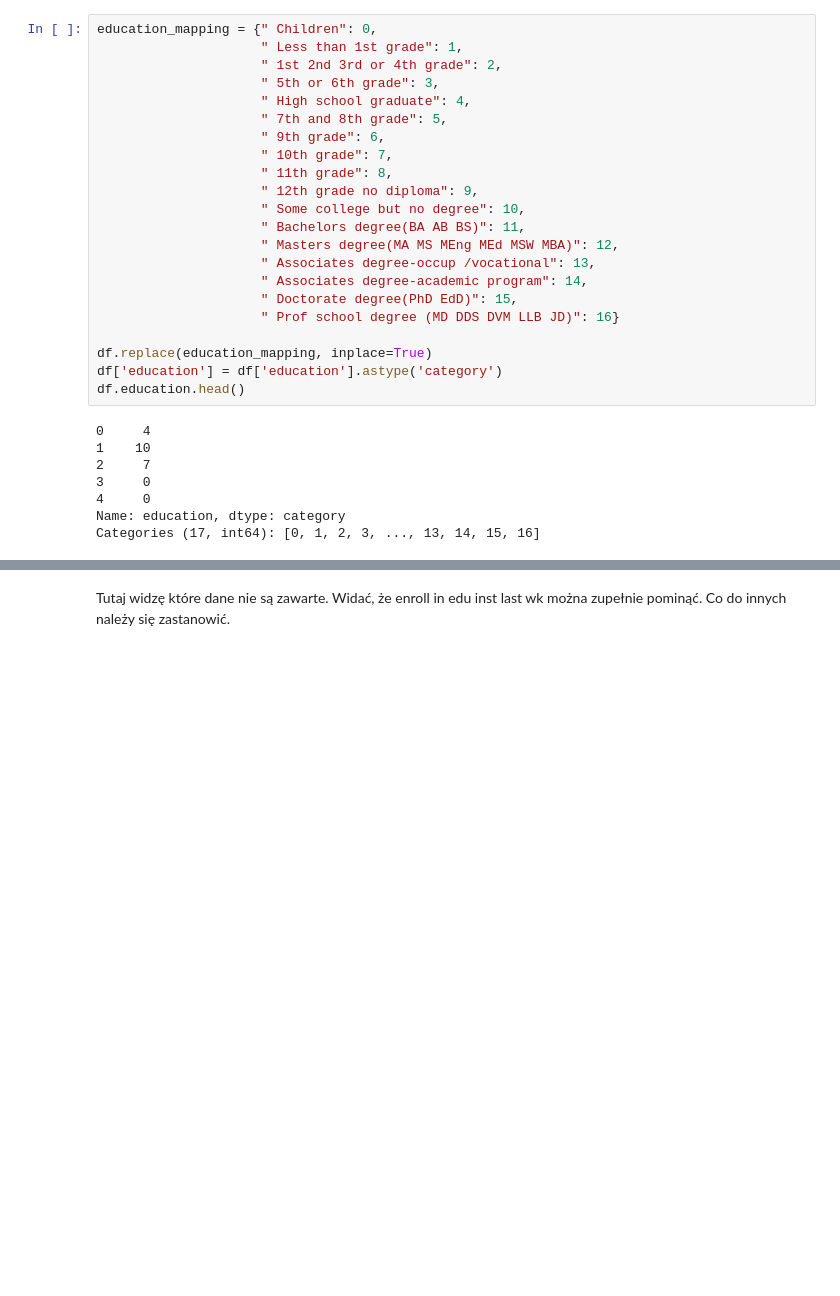
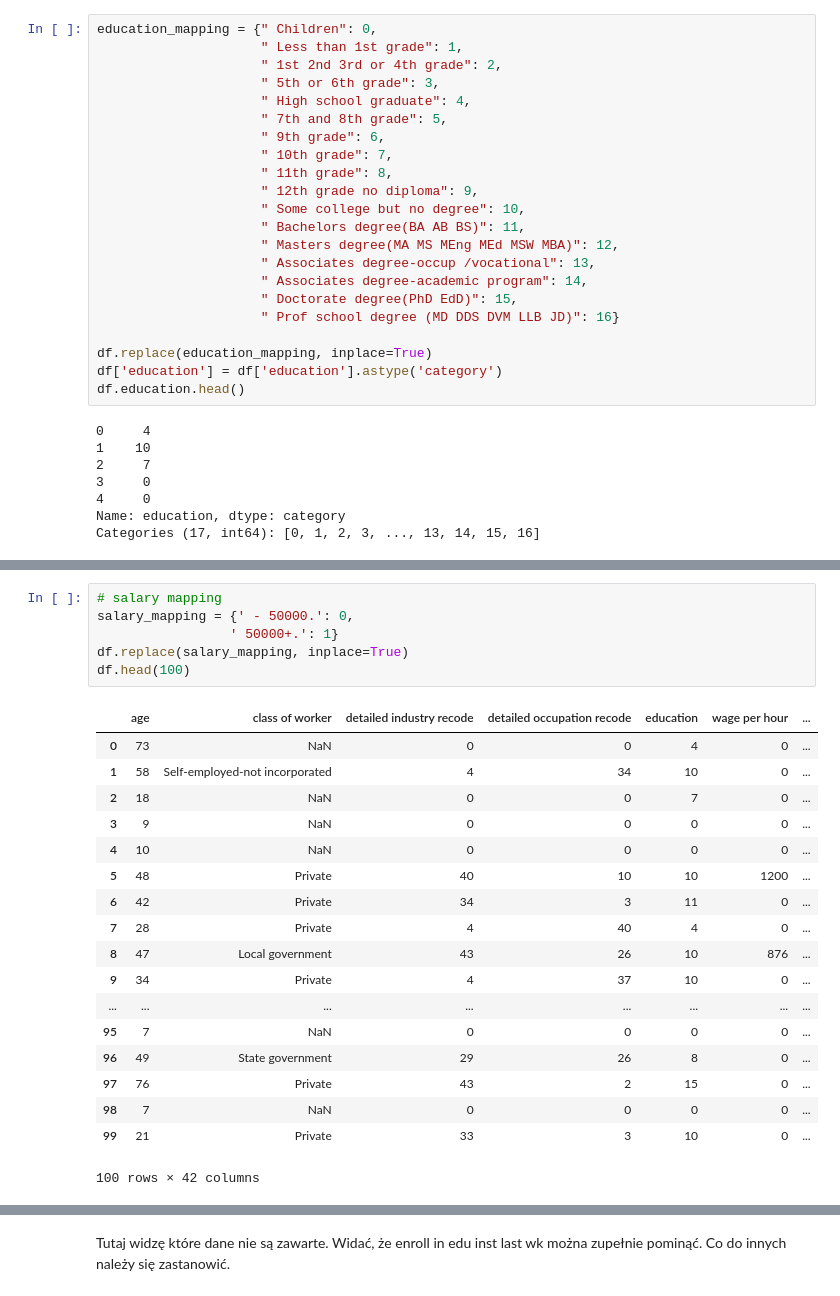
Before and after one commit to mMarzeta/data_exploration, a Jupyter notebook: ed.ipynb, the cells around one changed output, grey strips where cells are left out. Drawn from its saved outputs; the diff is of its cells as text; blank space fills up the shorter version.

```diff
--- a/ed.ipynb
+++ b/ed.ipynb
@@ -60,0 +71,25 @@ df.shape
+# %%
+# salary mapping
+salary_mapping = {' - 50000.': 0,
+                 ' 50000+.': 1}
+df.replace(salary_mapping, inplace=True)
+df.head(100)
+# %% [output]
+|  | age | class of worker | detailed industry recode | detailed occupation recode | education | wage per hour | ... |
+| 0 | 73 | NaN | 0 | 0 | 4 | 0 | ... |
+| 1 | 58 | Self-employed-not incorporated | 4 | 34 | 10 | 0 | ... |
+| 2 | 18 | NaN | 0 | 0 | 7 | 0 | ... |
+| 3 | 9 | NaN | 0 | 0 | 0 | 0 | ... |
+| 4 | 10 | NaN | 0 | 0 | 0 | 0 | ... |
+| 5 | 48 | Private | 40 | 10 | 10 | 1200 | ... |
+| 6 | 42 | Private | 34 | 3 | 11 | 0 | ... |
+| 7 | 28 | Private | 4 | 40 | 4 | 0 | ... |
+| 8 | 47 | Local government | 43 | 26 | 10 | 876 | ... |
+| 9 | 34 | Private | 4 | 37 | 10 | 0 | ... |
+| ... | ... | ... | ... | ... | ... | ... | ... |
+| 95 | 7 | NaN | 0 | 0 | 0 | 0 | ... |
+| 96 | 49 | State government | 29 | 26 | 8 | 0 | ... |
+| 97 | 76 | Private | 43 | 2 | 15 | 0 | ... |
+| 98 | 7 | NaN | 0 | 0 | 0 | 0 | ... |
+| 99 | 21 | Private | 33 | 3 | 10 | 0 | ... |
+100 rows × 42 columns
```
Also changed, not shown: parts of 18 cells of this notebook.
